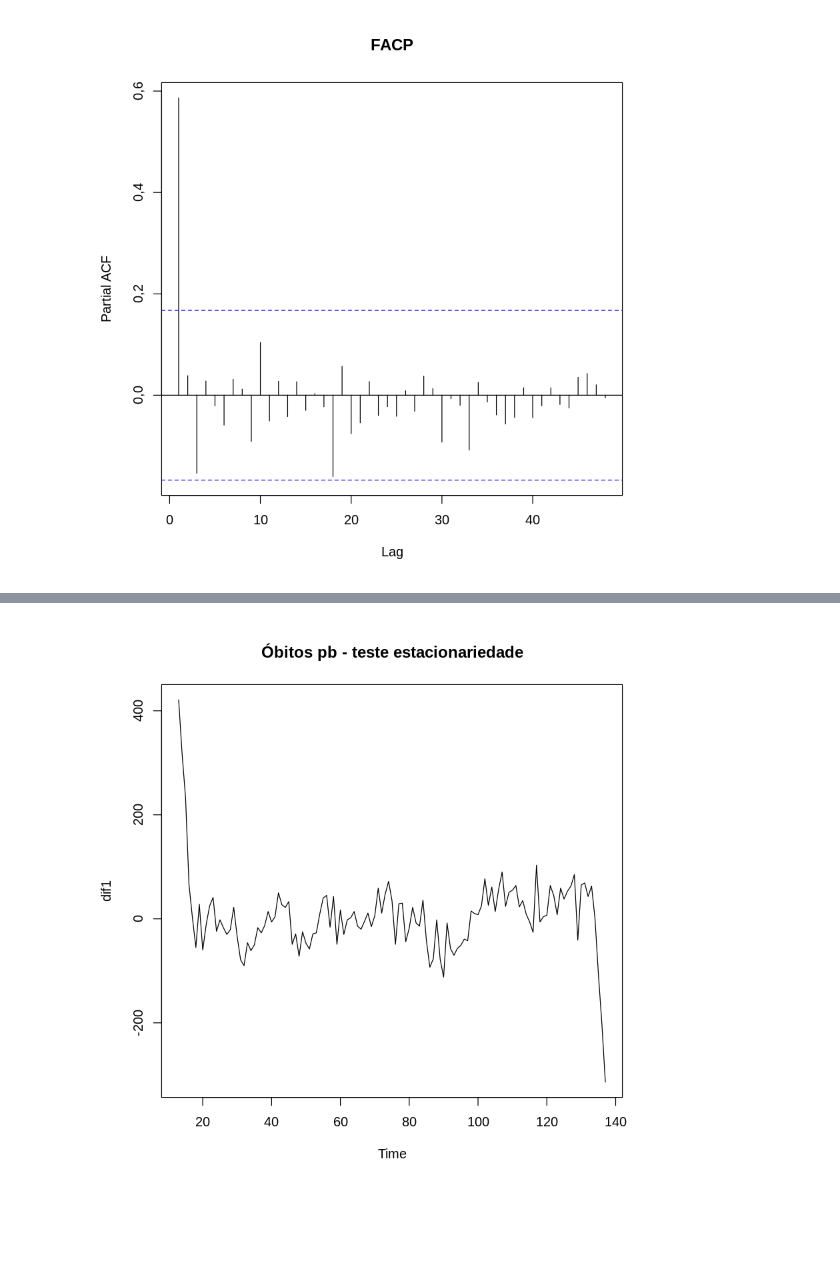
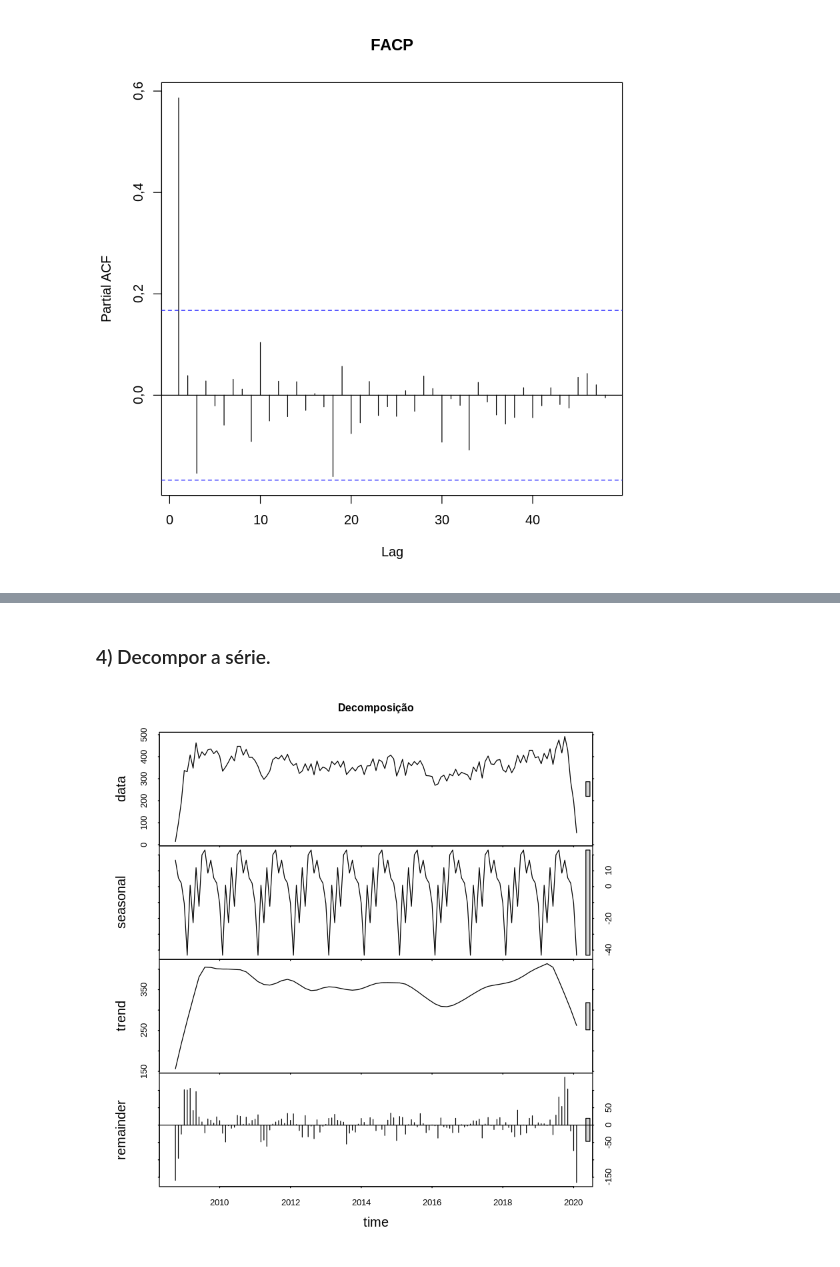
Before and after one commit to mirianbatista/pibic-paraibanas, a Jupyter notebook: ts.ipynb, the cells around one changed output, grey strips where cells are left out. Saved outputs shown, nothing was run; the diff lists cells and outputs as text; code cells hidden in the pictures; blank space fills up the shorter version.

```diff
--- a/ts.ipynb
+++ b/ts.ipynb
@@ -2,3 +42,5 @@
 dados = read.csv("anomes_ob.csv")
 # %%
 dados <- ts(dados[,2])
+# %%
+ts = ts(dados, start=c(2008,10), frequency=12)
@@ -31,4 +82,7 @@ pacf(dif1,lag=48,main="FACP série diferenciada S=12")
-# %%
-plot.ts(dif1,main="Óbitos pb - teste estacionariedade")
-# %% [output]
-[figure, removed]
+# %% [markdown]
+### 4) Decompor a série.
+# %%
+ajuste.stl <- stl(ts, "per")
+plot(ajuste.stl, main="Decomposição")
+# %% [output]
+[figure, added]
```
Also changed, not shown: parts of 23 cells of this notebook.
